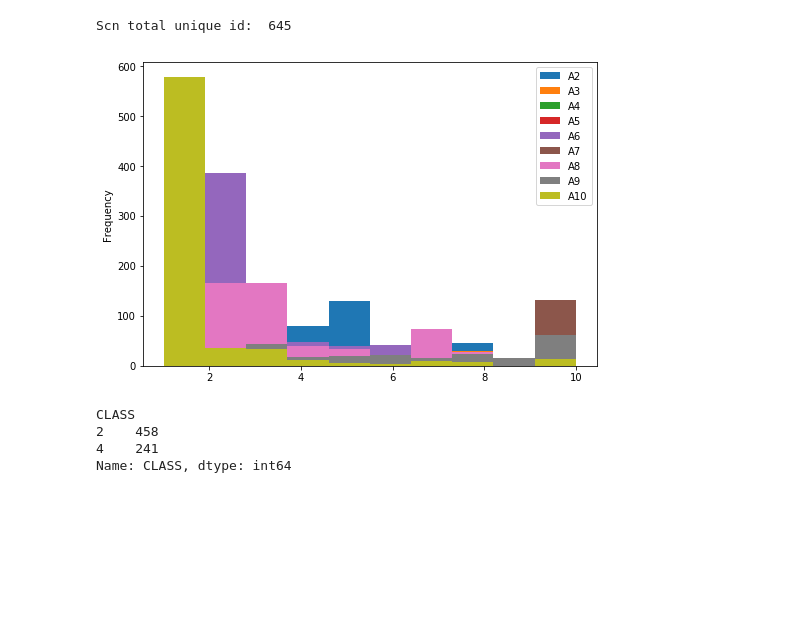
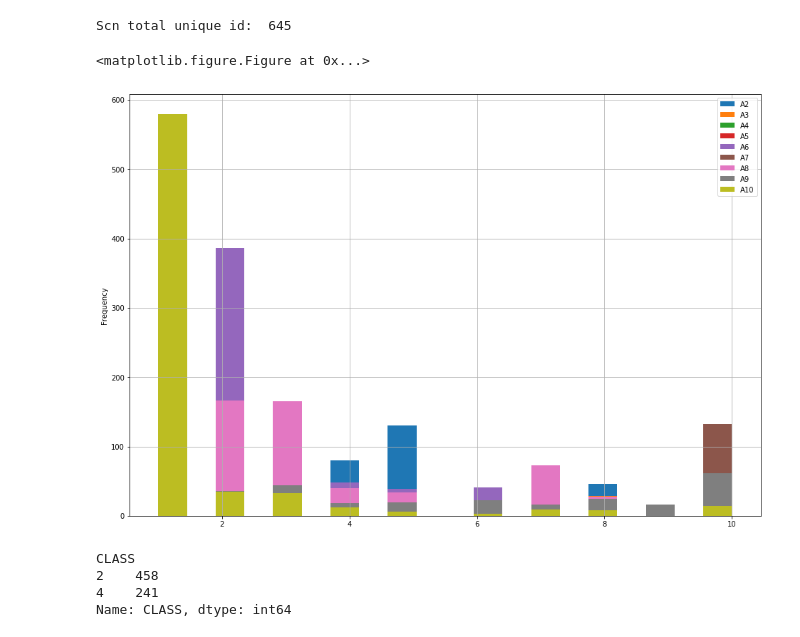
Before and after one commit to iamrajp/G10-PythonProject, a Jupyter notebook: code/Main.ipynb, the cells around one changed output. Cells and saved outputs as stored; diff of their text form; code cells hidden in the pictures; blank space fills up the shorter version.

```diff
--- a/code/Main.ipynb
+++ b/code/Main.ipynb
@@ -78,10 +78,13 @@ Scn total unique id:  645
 # %%
 # Draw hostogram from A2-A10
 
-data.iloc[:,1:-1].plot(kind="hist",grid=False)
-plt.tight_layout(rect=(0, 0, 1.2, 1.2))
+plt.figure()
+
+data.iloc[:,1:-1].plot(kind="hist",grid=True,bins=20)
+plt.tight_layout(rect=(0, 0, 2.2, 2.2))
 # %% [output]
+<matplotlib.figure.Figure at 0x...>
-[figure, old version]
+[figure, new version]
 # %%
 # Groupby to see counts of benign and malignant
 
```
